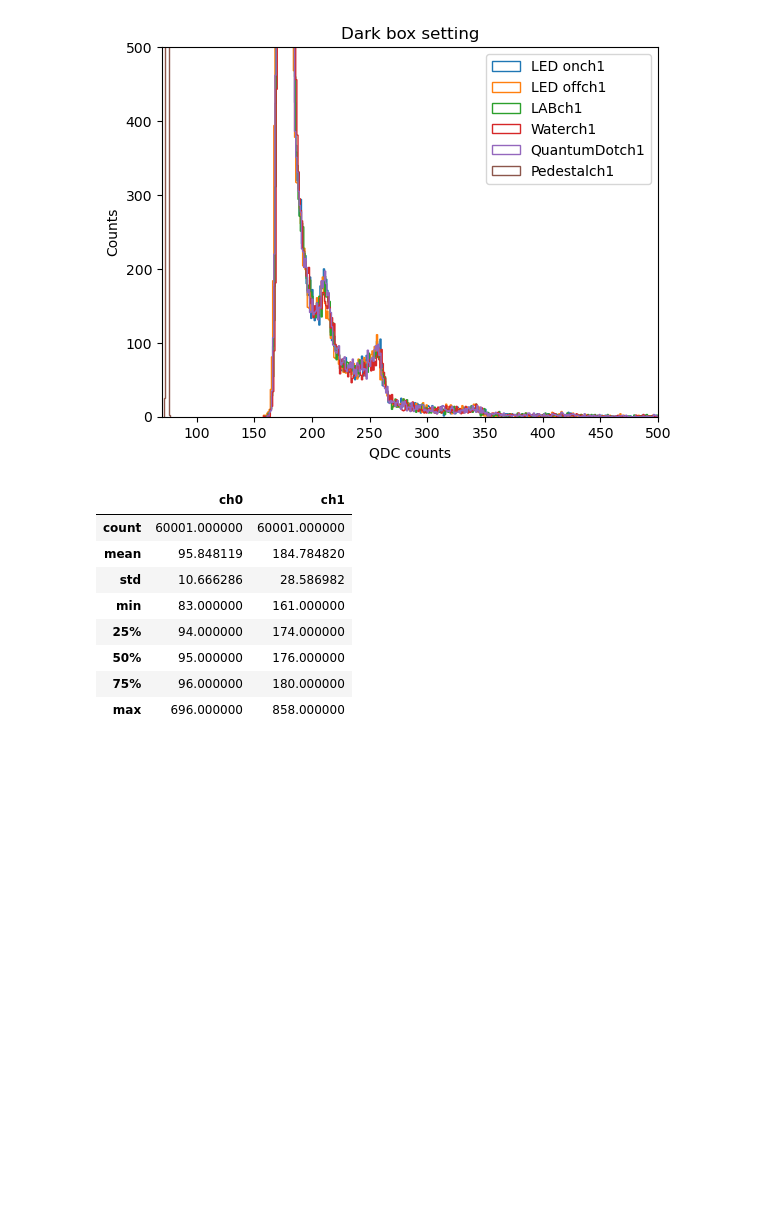
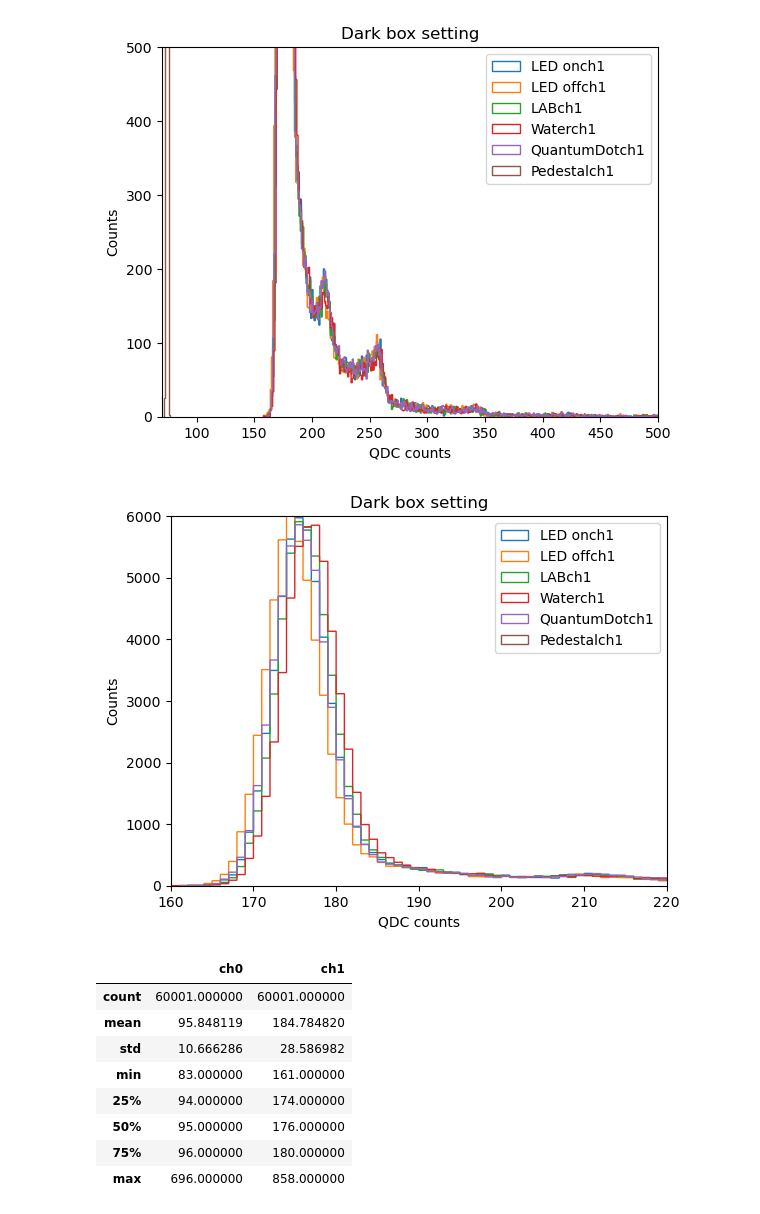
Before and after one commit to keiyinau/LabDataAnalysis, a Jupyter notebook: datas/dataset_may22/DarkBoxAnalysis.ipynb, the cells around one changed output. Saved outputs shown, nothing was run; the diff lists cells and outputs as text; code cells hidden in the pictures; blank space fills up the shorter version.

```diff
--- a/datas/dataset_may22/DarkBoxAnalysis.ipynb
+++ b/datas/dataset_may22/DarkBoxAnalysis.ipynb
@@ -72,6 +74,23 @@ plt.legend()
 plt.show()
 # %% [output]
 [figure]
+# %%
+plt.hist(Container_LEDon[channel_consideration], bins=bins_num,histtype='step',label="LED on"+channel_consideration)
+plt.hist(Container_LEDoff[channel_consideration], bins=bins_num,histtype='step',label="LED off"+channel_consideration)
+plt.hist(LAB_LEDon[channel_consideration], bins=bins_num,histtype='step',label="LAB"+channel_consideration)
+plt.hist(Water_LEDon[channel_consideration], bins=bins_num,histtype='step',label="Water"+channel_consideration)
+plt.hist(QuantumDot_LEDon[channel_consideration], bins=bins_num,histtype='step',label="QuantumDot"+channel_consideration)
+plt.hist(pedestaldatas[channel_consideration], bins=bins_num,histtype='step',label="Pedestal"+channel_consideration)
+
+plt.title("Dark box setting")
+plt.xlabel("QDC counts")
+plt.ylabel("Counts")
+plt.xlim(160,220)
+plt.ylim(0,6000)
+plt.legend()
+plt.show()
+# %% [output]
+[figure, added]
 # %%
 Container_LEDon.describe()[["ch0","ch1"]]
 # %% [output]
```
Also changed, not shown: parts of 2 cells of this notebook, 1 other file.
